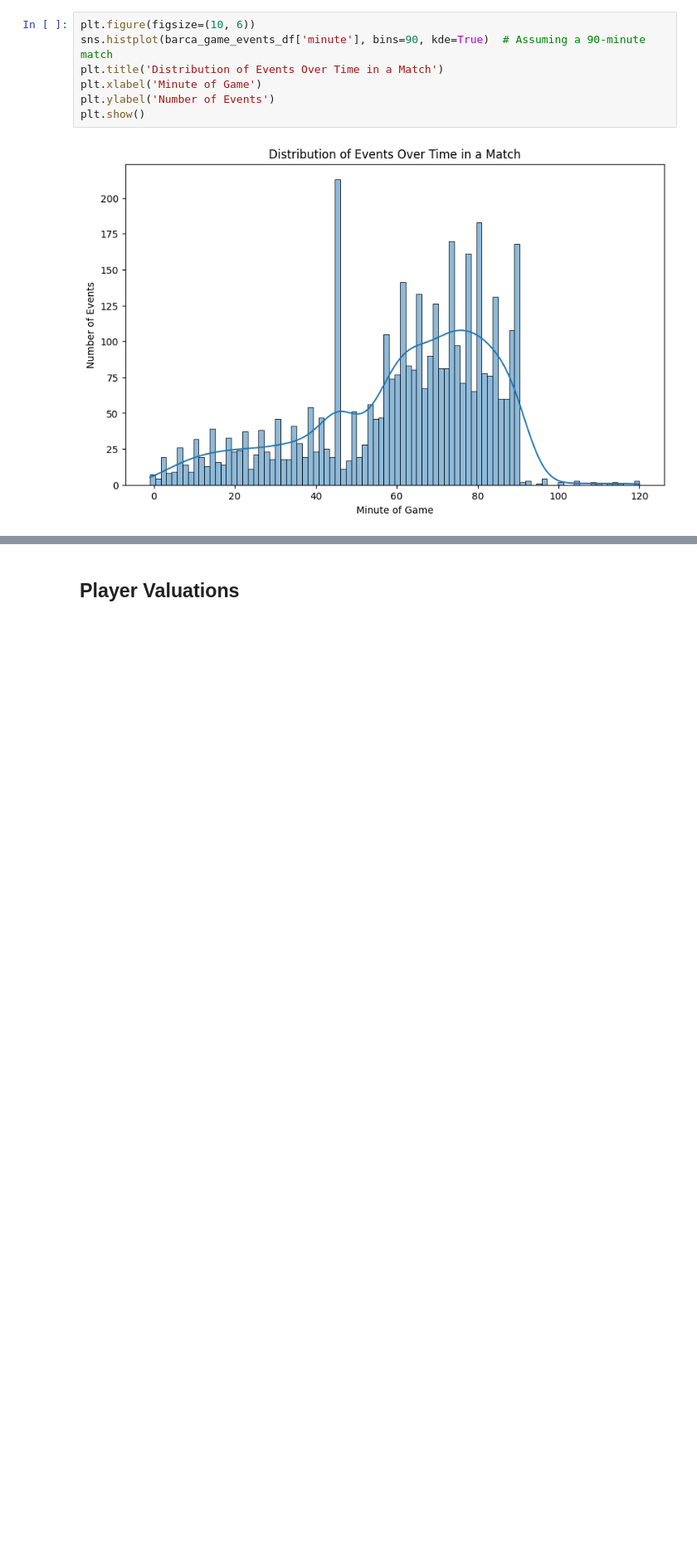
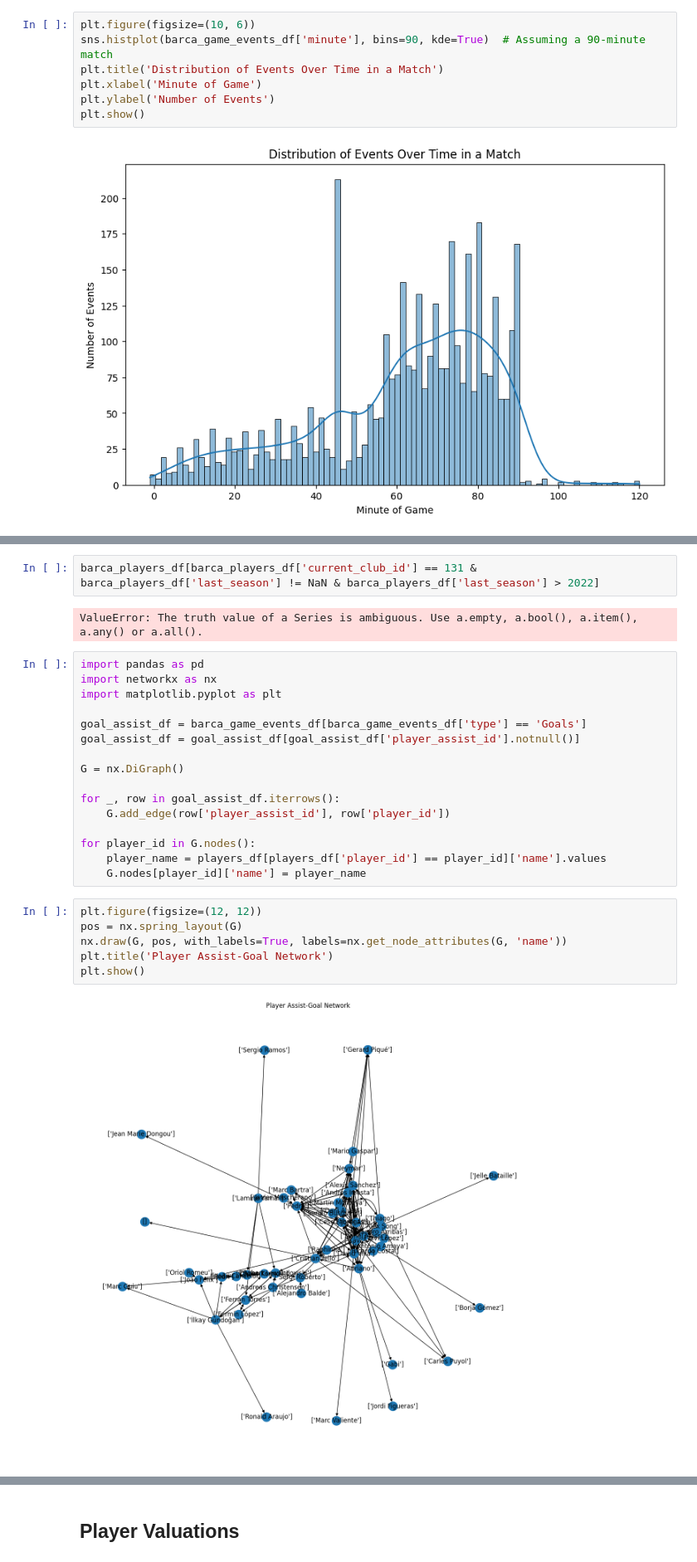
Before and after one commit to Football-Analytics-UCU/Barcelona, a Jupyter notebook: transfrmarket_processing.ipynb, the cells around one changed output, grey strips where cells are left out. Shown at 83% size. Drawn from its saved outputs; the diff is of its cells as text; blank space fills up the shorter version.

Commit message:
Added graph connections + some visualizations

```diff
--- a/transfrmarket_processing.ipynb
+++ b/transfrmarket_processing.ipynb
@@ -906,0 +918,28 @@ plt.show()
+# %%
+barca_players_df[barca_players_df['current_club_id'] == 131 & barca_players_df['last_season'] != NaN & barca_players_df['last_season'] > 2022]
+# %% [output]
+ValueError: The truth value of a Series is ambiguous. Use a.empty, a.bool(), a.item(), a.any() or a.all().
+# %%
+import pandas as pd
+import networkx as nx
+import matplotlib.pyplot as plt
+
+goal_assist_df = barca_game_events_df[barca_game_events_df['type'] == 'Goals']
+goal_assist_df = goal_assist_df[goal_assist_df['player_assist_id'].notnull()]
+
+G = nx.DiGraph()
+
+for _, row in goal_assist_df.iterrows():
+    G.add_edge(row['player_assist_id'], row['player_id'])
+
+for player_id in G.nodes():
+    player_name = players_df[players_df['player_id'] == player_id]['name'].values
+    G.nodes[player_id]['name'] = player_name
+# %%
+plt.figure(figsize=(12, 12))
+pos = nx.spring_layout(G)
+nx.draw(G, pos, with_labels=True, labels=nx.get_node_attributes(G, 'name'))
+plt.title('Player Assist-Goal Network')
+plt.show()
+# %% [output]
+[figure, added]
```
Also changed, not shown: parts of 29 cells of this notebook.
